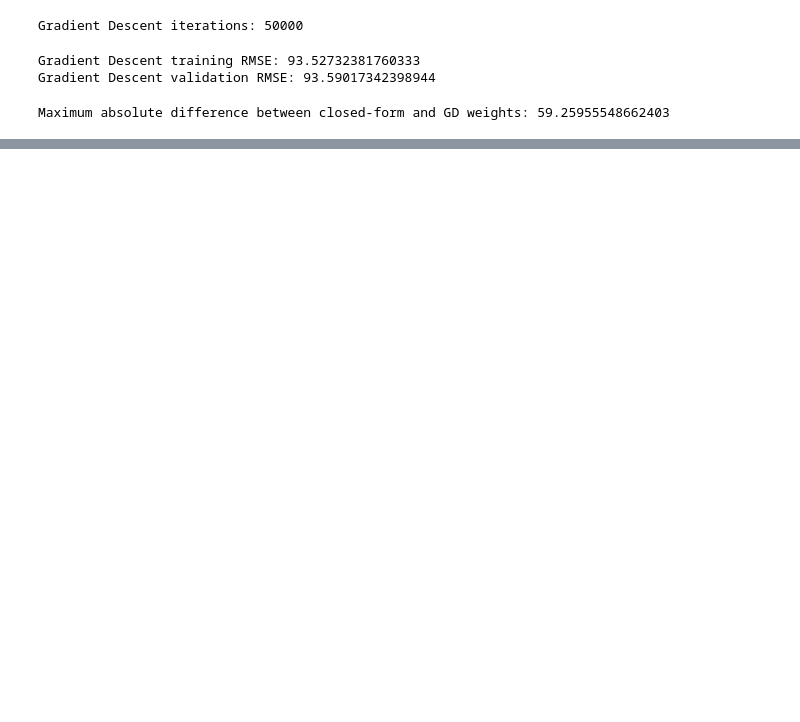
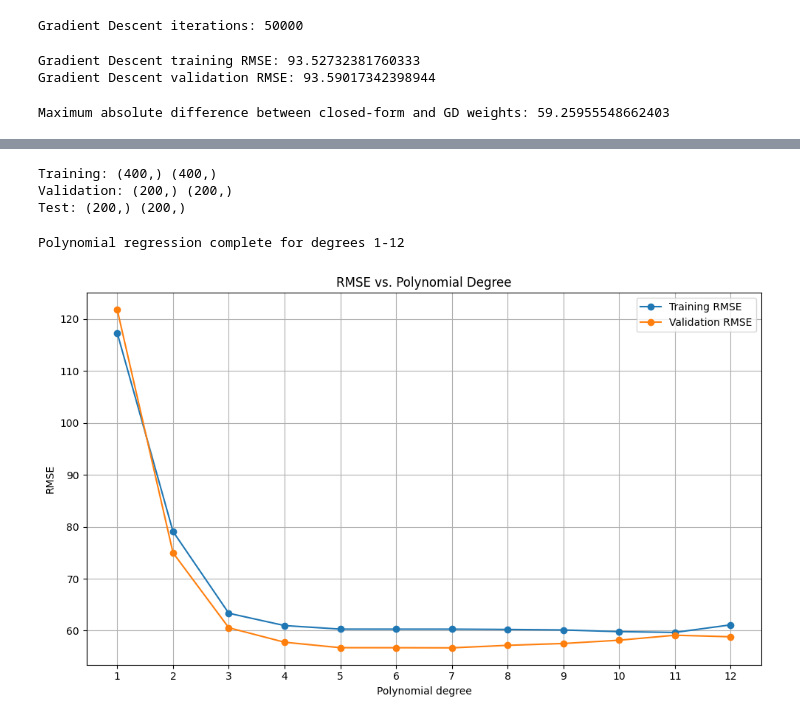
Before and after one commit to suryamanoj4/SMAI-Assignment-2, a Jupyter notebook: SMAI_assign_2.ipynb, the cells around one changed output, grey strips where cells are left out. Drawn from its saved outputs; the diff is of its cells as text; code cells hidden in the pictures; blank space fills up the shorter version.

Commit message:
complete polynomial features study

```diff
--- a/SMAI_assign_2.ipynb
+++ b/SMAI_assign_2.ipynb
@@ -772,0 +789,21 @@ Maximum absolute difference between closed-form and GD weights: 59.2595554866240
+# %%
+train_data = bike_comfort[bike_comfort["split"] == "train"].copy()
+val_data = bike_comfort[bike_comfort["split"] == "val"].copy()
+test_data = bike_comfort[bike_comfort["split"] == "test"].copy()
+
+x_poly_train = train_data["temp"].to_numpy(dtype=float)
+y_poly_train = train_data["demand"].to_numpy(dtype=float)
+
+x_poly_val = val_data["temp"].to_numpy(dtype=float)
+y_poly_val = val_data["demand"].to_numpy(dtype=float)
+
+x_poly_test = test_data["temp"].to_numpy(dtype=float)
+y_poly_test = test_data["demand"].to_numpy(dtype=float)
+
+print("Training:", x_poly_train.shape, y_poly_train.shape)
+print("Validation:", x_poly_val.shape, y_poly_val.shape)
+print("Test:", x_poly_test.shape, y_poly_test.shape)
+# %% [output]
+Training: (400,) (400,)
+Validation: (200,) (200,)
+Test: (200,) (200,)
@@ -772,0 +834,48 @@ Maximum absolute difference between closed-form and GD weights: 59.2595554866240
+# %%
+degrees = range(1,13)
+train_rmse_poly=[]
+val_rmse_poly=[]
+test_rmse_poly=[]
+
+all_weights_poly={}
+
+for degree in degrees:
+  X_train,X_val,X_test = standardize_polynomial_features(x_poly_train,x_poly_val,x_poly_test,degree)
+
+  weights = normal_equation(X_train,y_poly_train)
+
+  y_train_pred_poly = predict_linear_regression(X_train,weights)
+  y_val_pred_poly = predict_linear_regression(X_val,weights)
+  y_test_pred_poly = predict_linear_regression(X_test,weights)
+
+  train_rmse = rmse(y_poly_train,y_train_pred_poly)
+  val_rmse = rmse(y_poly_val,y_val_pred_poly)
+  test_rmse = rmse(y_poly_test,y_test_pred_poly)
+
+  train_rmse_poly.append(train_rmse)
+  val_rmse_poly.append(val_rmse)
+  test_rmse_poly.append(test_rmse)
+
+  all_weights_poly[degree] = weights
+
+print("Polynomial regression complete for degrees 1-12")
+# %% [output]
+Polynomial regression complete for degrees 1-12
+# %%
+#visualize
+
+plt.figure(figsize=(10, 6))
+
+plt.plot(list(degrees),train_rmse_poly,marker="o",label="Training RMSE")
+plt.plot(list(degrees),val_rmse_poly,marker="o",label="Validation RMSE")
+
+plt.xlabel("Polynomial degree")
+plt.ylabel("RMSE")
+plt.title("RMSE vs. Polynomial Degree")
+plt.xticks(list(degrees))
+plt.legend()
+plt.grid(True)
+plt.tight_layout()
+plt.show()
+# %% [output]
+[figure, added]
```
Also changed, not shown: parts of 8 cells of this notebook.
